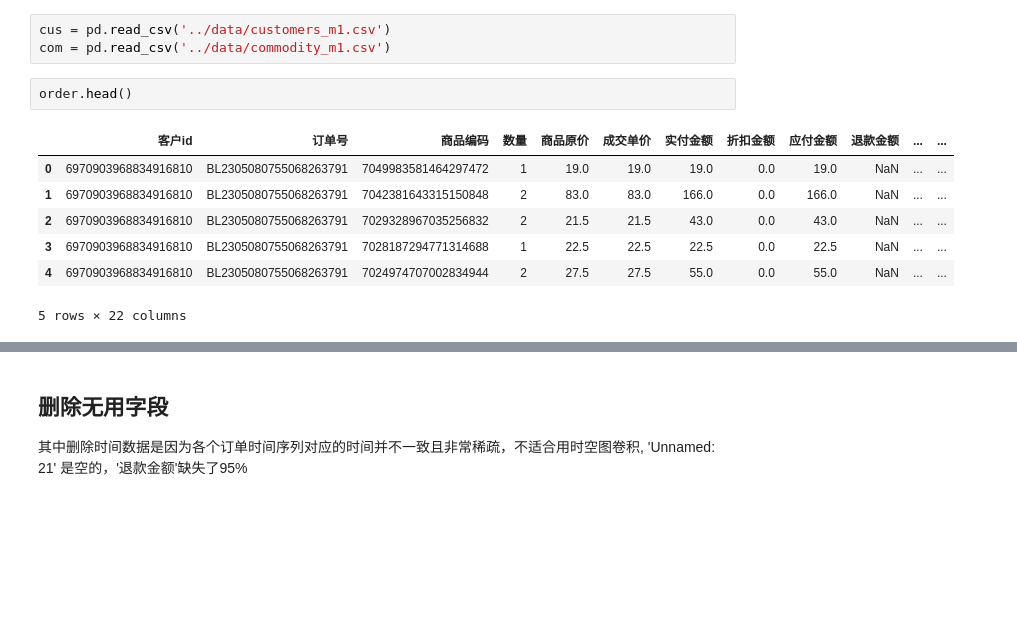
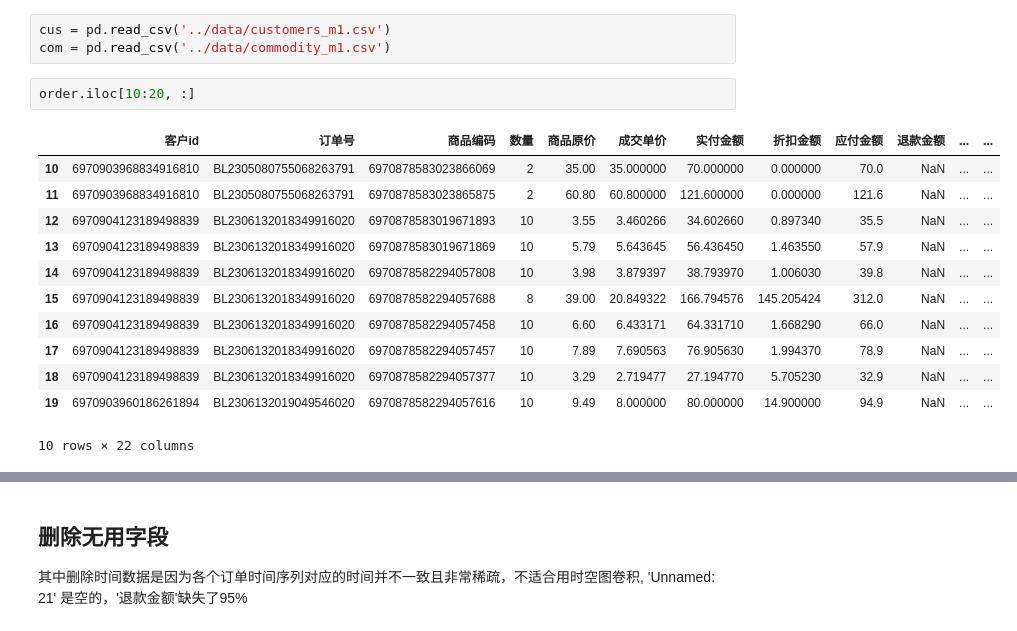
Before and after one commit to Aegis1863/10th-Statistical-Modeling-Competition, a Jupyter notebook: notebook/data_preparation.ipynb, the cells around one changed output, grey strips where cells are left out. Saved outputs shown, nothing was run; the diff lists cells and outputs as text; blank space fills up the shorter version.

```diff
--- a/script/data_preparation.ipynb
+++ b/notebook/data_preparation.ipynb
@@ -560,16 +560,21 @@ order = pd.read_csv('../data/orders_2023.csv')
 # %%
 cus = pd.read_csv('../data/customers_m1.csv')
 com = pd.read_csv('../data/commodity_m1.csv')
-# %%
-order.head()
-# %% [output]
-|  | 客户id | 订单号 | 商品编码 | 数量 | 商品原价 | 成交单价 | 实付金额 | 折扣金额 | 应付金额 | 退款金额 | ... | ... |
-| 0 | 6970903968834916810 | BL2305080755068263791 | 7049983581464297472 | 1 | 19.0 | 19.0 | 19.0 | 0.0 | 19.0 | NaN | ... | ... |
-| 1 | 6970903968834916810 | BL2305080755068263791 | 7042381643315150848 | 2 | 83.0 | 83.0 | 166.0 | 0.0 | 166.0 | NaN | ... | ... |
-| 2 | 6970903968834916810 | BL2305080755068263791 | 7029328967035256832 | 2 | 21.5 | 21.5 | 43.0 | 0.0 | 43.0 | NaN | ... | ... |
-| 3 | 6970903968834916810 | BL2305080755068263791 | 7028187294771314688 | 1 | 22.5 | 22.5 | 22.5 | 0.0 | 22.5 | NaN | ... | ... |
-| 4 | 6970903968834916810 | BL2305080755068263791 | 7024974707002834944 | 2 | 27.5 | 27.5 | 55.0 | 0.0 | 55.0 | NaN | ... | ... |
-5 rows × 22 columns
+# %%
+order.iloc[10:20, :]
+# %% [output]
+|  | 客户id | 订单号 | 商品编码 | 数量 | 商品原价 | 成交单价 | 实付金额 | 折扣金额 | 应付金额 | 退款金额 | ... | ... |
+| 10 | 6970903968834916810 | BL2305080755068263791 | 6970878583023866069 | 2 | 35.00 | 35.000000 | 70.000000 | 0.000000 | 70.0 | NaN | ... | ... |
+| 11 | 6970903968834916810 | BL2305080755068263791 | 6970878583023865875 | 2 | 60.80 | 60.800000 | 121.600000 | 0.000000 | 121.6 | NaN | ... | ... |
+| 12 | 6970904123189498839 | BL2306132018349916020 | 6970878583019671893 | 10 | 3.55 | 3.460266 | 34.602660 | 0.897340 | 35.5 | NaN | ... | ... |
+| 13 | 6970904123189498839 | BL2306132018349916020 | 6970878583019671869 | 10 | 5.79 | 5.643645 | 56.436450 | 1.463550 | 57.9 | NaN | ... | ... |
+| 14 | 6970904123189498839 | BL2306132018349916020 | 6970878582294057808 | 10 | 3.98 | 3.879397 | 38.793970 | 1.006030 | 39.8 | NaN | ... | ... |
+| 15 | 6970904123189498839 | BL2306132018349916020 | 6970878582294057688 | 8 | 39.00 | 20.849322 | 166.794576 | 145.205424 | 312.0 | NaN | ... | ... |
+| 16 | 6970904123189498839 | BL2306132018349916020 | 6970878582294057458 | 10 | 6.60 | 6.433171 | 64.331710 | 1.668290 | 66.0 | NaN | ... | ... |
+| 17 | 6970904123189498839 | BL2306132018349916020 | 6970878582294057457 | 10 | 7.89 | 7.690563 | 76.905630 | 1.994370 | 78.9 | NaN | ... | ... |
+| 18 | 6970904123189498839 | BL2306132018349916020 | 6970878582294057377 | 10 | 3.29 | 2.719477 | 27.194770 | 5.705230 | 32.9 | NaN | ... | ... |
+| 19 | 6970903960186261894 | BL2306132019049546020 | 6970878582294057616 | 10 | 9.49 | 8.000000 | 80.000000 | 14.900000 | 94.9 | NaN | ... | ... |
+10 rows × 22 columns
 # %%
 msno.matrix(order)
 # %% [output]
```
Also changed, not shown: parts of 28 cells of this notebook, 3 other files.
